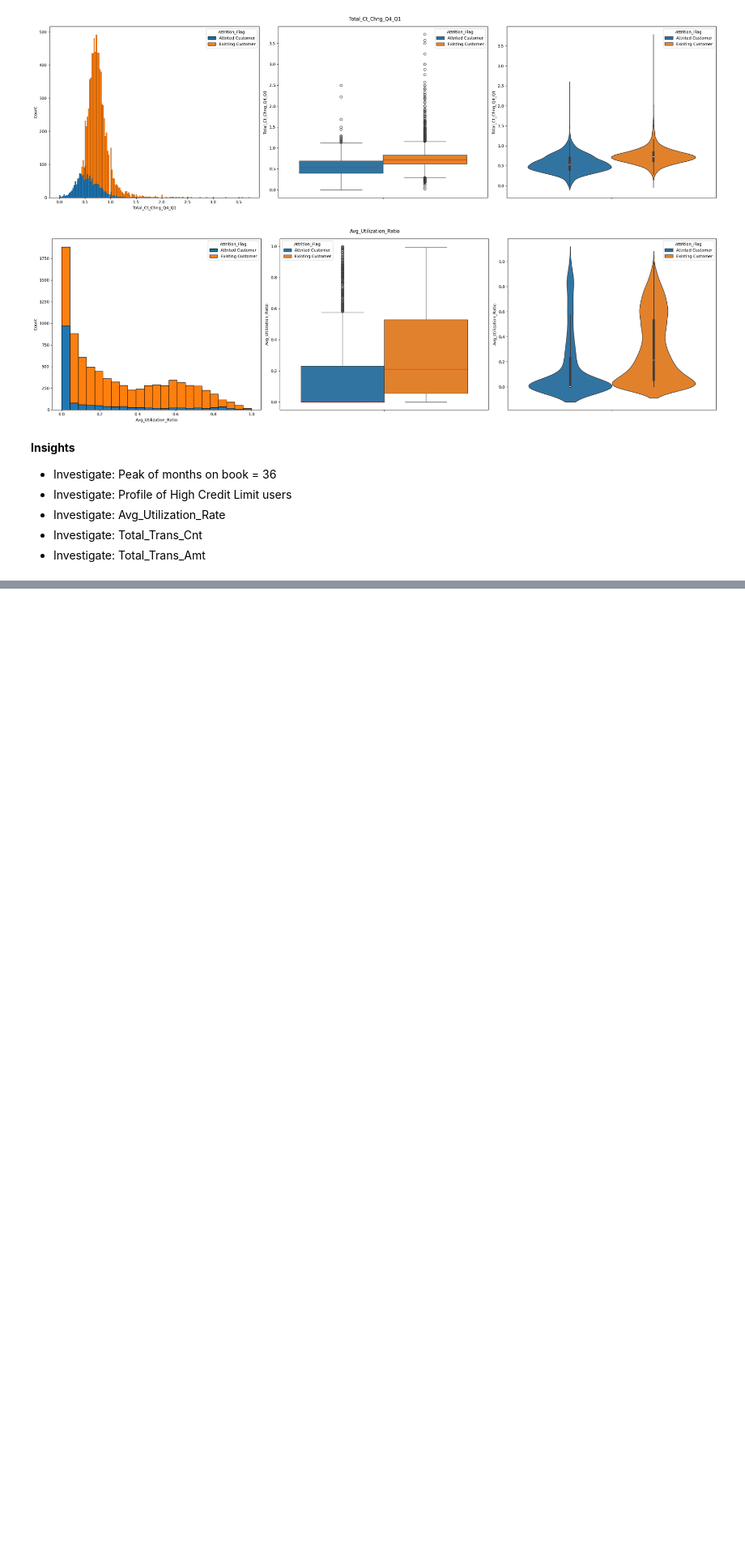
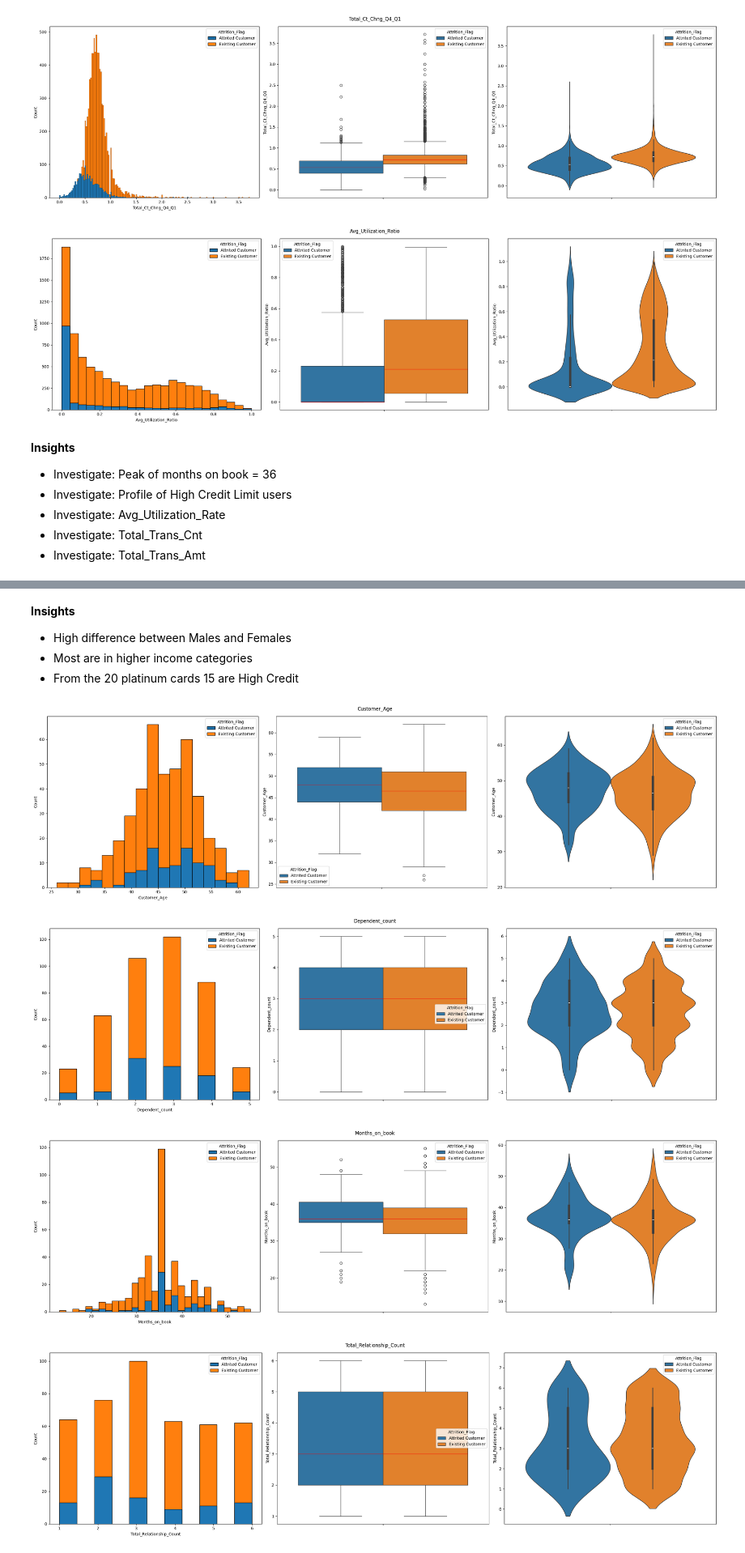
Before and after one commit to Drieger/ml-churn-classification, a Jupyter notebook: notebooks/analysis.ipynb, the cells around one changed output, grey strips where cells are left out. Shown at 81% size. Drawn from its saved outputs; the diff is of its cells as text; code cells hidden in the pictures; blank space fills up the shorter version.

```diff
--- a/notebooks/analysis.ipynb
+++ b/notebooks/analysis.ipynb
@@ -316,0 +356,25 @@ for i, c in enumerate(numeric_columns):
+# %% [markdown]
+**Insights**
+
+- High difference between Males and Females
+- Most are in higher income categories
+- From the 20 platinum cards 15 are High Credit
+# %%
+# Plot histogram, box and violin charts for every numeric column
+rows = len(numeric_columns)
+
+for i, c in enumerate(numeric_columns):
+    fig, axs = plt.subplots(1, 3, figsize=(24, 7))
+
+    sns.histplot(df_high_credit_limit, x=c, ax=axs[0], hue='Attrition_Flag', alpha=1)
+    sns.boxplot(df_high_credit_limit, y=c, ax=axs[1], hue='Attrition_Flag', medianprops={'color': 'red', 'alpha': 0.7}, orient='v')
+    sns.violinplot(df_high_credit_limit, y=c, ax=axs[2], hue='Attrition_Flag', orient='v')
+    sns.move_legend(ax, "upper left")
+
+    fig.suptitle(c)
+    plt.tight_layout()
+# %% [output]
+[figure, added]
+[figure, added]
+[figure, added]
+[figure, added]
```
Also changed, not shown: parts of 4 cells of this notebook.
